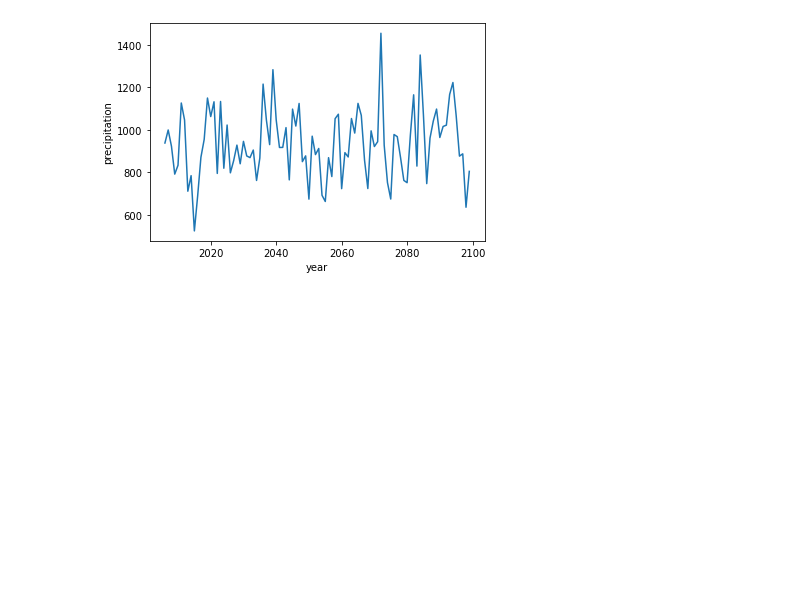
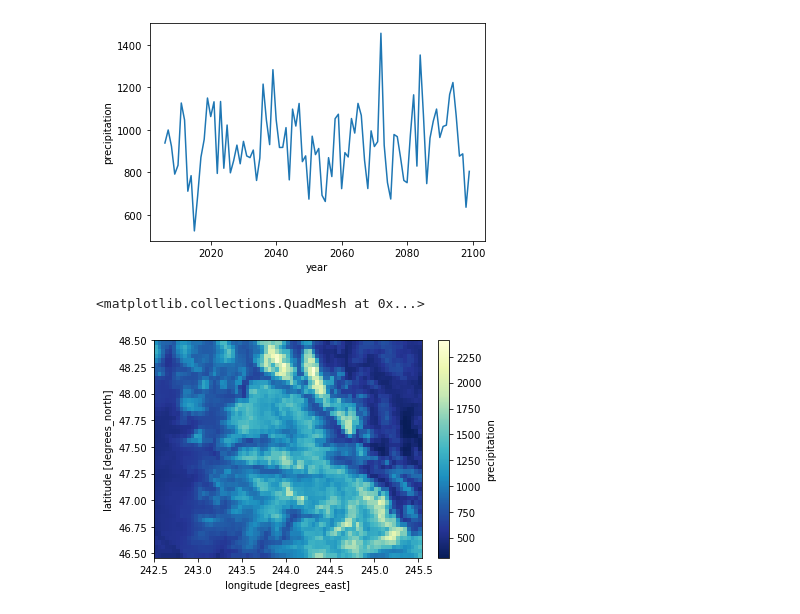
Before and after one commit to mcreelma/GEOS505_F22, a Jupyter notebook: GPD/xarray_Tutorial.ipynb, the cells around one changed output. Saved outputs shown, nothing was run; the diff lists cells and outputs as text; code cells hidden in the pictures; blank space fills up the shorter version.

```diff
--- a/GPD/xarray_Tutorial.ipynb
+++ b/GPD/xarray_Tutorial.ipynb
@@ -130,3 +130,8 @@ ds_pr['precipitation'].groupby('time.year'
 # %% [output]
 [<matplotlib.lines.Line2D at 0x...>]
 [figure]
+# %%
+ds_pr['precipitation'].groupby('time.year').sum(dim = 'time').mean(dim = 'year' ).plot(cmap = 'YlGnBu_r')
+# %% [output]
+<matplotlib.collections.QuadMesh at 0x...>
+[figure, added]
```
Also changed, not shown: parts of 1 cell of this notebook.
